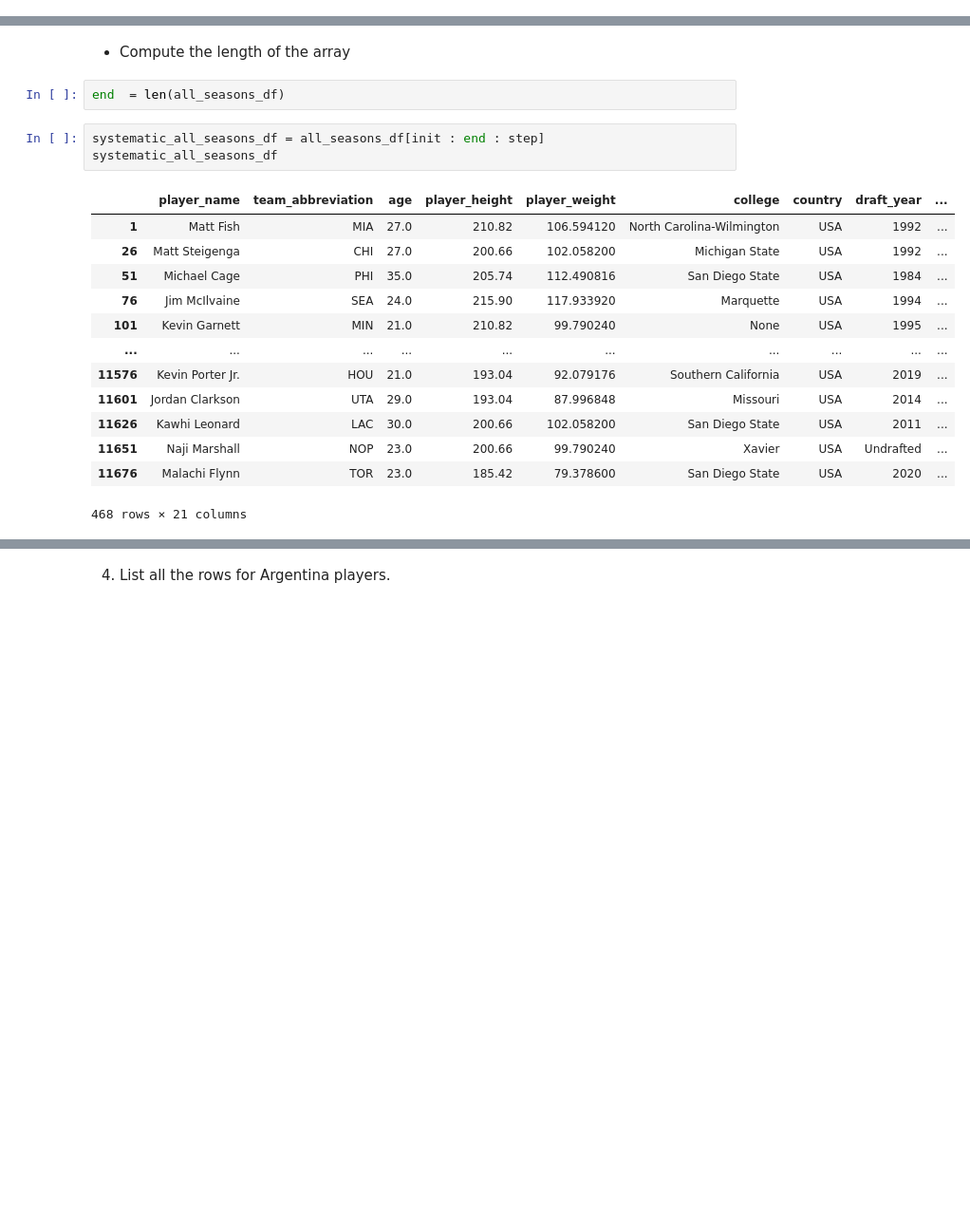
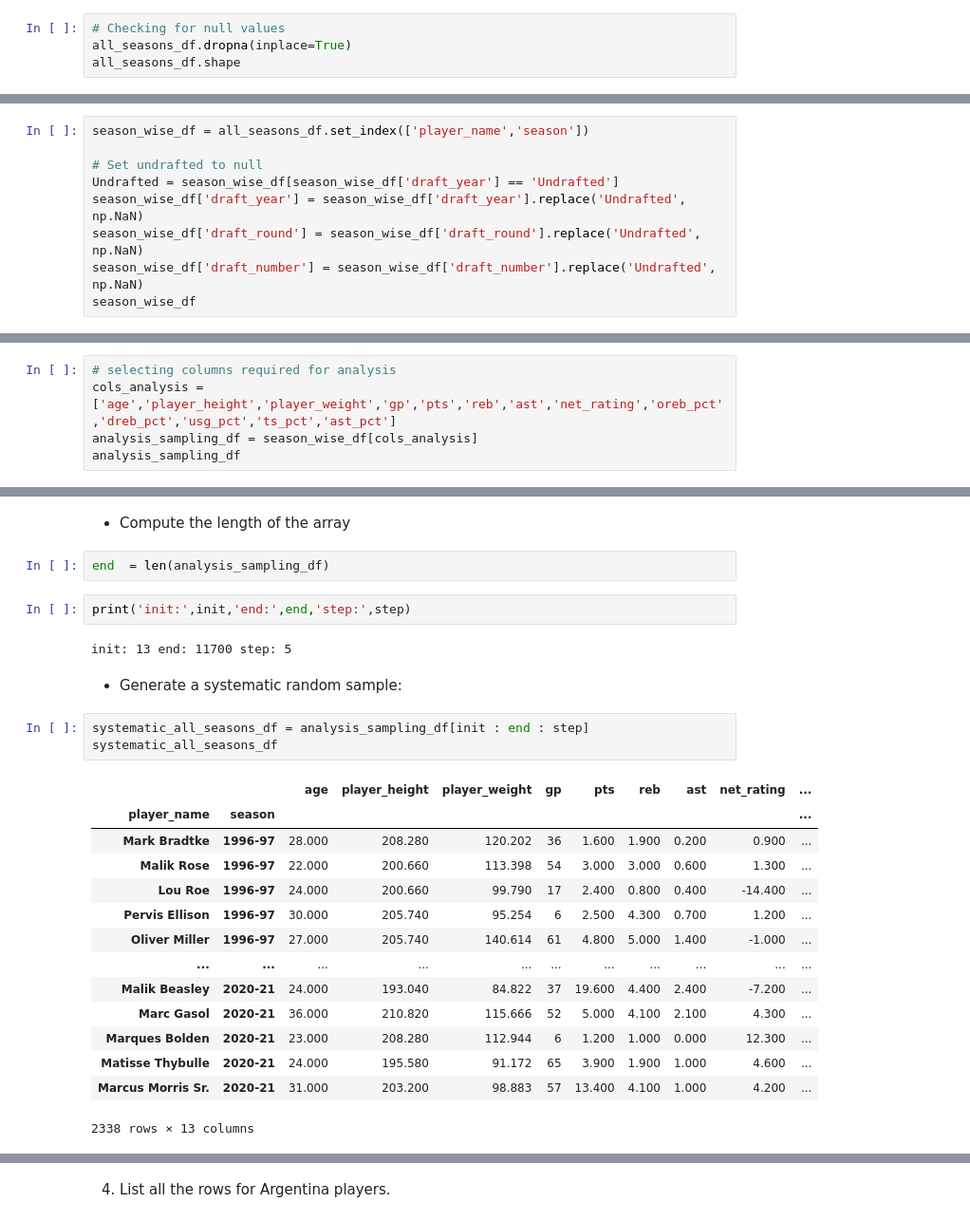
Before and after one commit to AugustoMaidana/sampling, a Jupyter notebook: sampling.ipynb, the cells around one changed output, grey strips where cells are left out. Shown: that part at 95% size. Saved outputs shown, nothing was run; the diff lists cells and outputs as text; blank space fills up the shorter version.

```diff
--- a/sampling.ipynb
+++ b/sampling.ipynb
@@ -100,3 +166,7 @@ all_seasons_df.player_name.count()
 all_seasons_df.shape
 # %% [output]
 (11700, 21)
+# %%
+# Checking for null values
+all_seasons_df.dropna(inplace=True)
+all_seasons_df.shape
@@ -114,0 +214,9 @@ all_seasons_df.describe()
+# %%
+season_wise_df = all_seasons_df.set_index(['player_name','season'])
+
+# Set undrafted to null
+Undrafted = season_wise_df[season_wise_df['draft_year'] == 'Undrafted']
+season_wise_df['draft_year'] = season_wise_df['draft_year'].replace('Undrafted', np.NaN)
+season_wise_df['draft_round'] = season_wise_df['draft_round'].replace('Undrafted', np.NaN)
+season_wise_df['draft_number'] = season_wise_df['draft_number'].replace('Undrafted', np.NaN)
+season_wise_df
@@ -114,0 +238,5 @@ all_seasons_df.describe()
+# %%
+# selecting columns required for analysis
+cols_analysis = ['age','player_height','player_weight','gp','pts','reb','ast','net_rating','oreb_pct','dreb_pct','usg_pct','ts_pct','ast_pct']
+analysis_sampling_df = season_wise_df[cols_analysis]
+analysis_sampling_df
@@ -151,24 +299,31 @@ step = np.random.randint(1, 50)
 # %% [markdown]
 - Compute the length of the array
 # %%
-end  = len(all_seasons_df)
+end  = len(analysis_sampling_df)
+# %%
+print('init:',init,'end:',end,'step:',step)
+# %% [output]
+init: 13 end: 11700 step: 5
+# %% [markdown]
+- Generate a systematic random sample:
 # %%
-systematic_all_seasons_df = all_seasons_df[init : end : step]
+systematic_all_seasons_df = analysis_sampling_df[init : end : step]
 systematic_all_seasons_df
 # %% [output]
-|  | player_name | team_abbreviation | age | player_height | player_weight | college | country | draft_year | ... |
-| 1 | Matt Fish | MIA | 27.0 | 210.82 | 106.594120 | North Carolina-Wilmington | USA | 1992 | ... |
-| 26 | Matt Steigenga | CHI | 27.0 | 200.66 | 102.058200 | Michigan State | USA | 1992 | ... |
-| 51 | Michael Cage | PHI | 35.0 | 205.74 | 112.490816 | San Diego State | USA | 1984 | ... |
-| 76 | Jim McIlvaine | SEA | 24.0 | 215.90 | 117.933920 | Marquette | USA | 1994 | ... |
-| 101 | Kevin Garnett | MIN | 21.0 | 210.82 | 99.790240 | None | USA | 1995 | ... |
-| ... | ... | ... | ... | ... | ... | ... | ... | ... | ... |
-| 11576 | Kevin Porter Jr. | HOU | 21.0 | 193.04 | 92.079176 | Southern California | USA | 2019 | ... |
-| 11601 | Jordan Clarkson | UTA | 29.0 | 193.04 | 87.996848 | Missouri | USA | 2014 | ... |
-| 11626 | Kawhi Leonard | LAC | 30.0 | 200.66 | 102.058200 | San Diego State | USA | 2011 | ... |
-| 11651 | Naji Marshall | NOP | 23.0 | 200.66 | 99.790240 | Xavier | USA | Undrafted | ... |
-| 11676 | Malachi Flynn | TOR | 23.0 | 185.42 | 79.378600 | San Diego State | USA | 2020 | ... |
+|  |  | age | player_height | player_weight | gp | pts | reb | ast | net_rating | ... |
+| player_name | season |  |  |  |  |  |  |  |  | ... |
+| Mark Bradtke | 1996-97 | 28.000 | 208.280 | 120.202 | 36 | 1.600 | 1.900 | 0.200 | 0.900 | ... |
+| Malik Rose | 1996-97 | 22.000 | 200.660 | 113.398 | 54 | 3.000 | 3.000 | 0.600 | 1.300 | ... |
+| Lou Roe | 1996-97 | 24.000 | 200.660 | 99.790 | 17 | 2.400 | 0.800 | 0.400 | -14.400 | ... |
+| Pervis Ellison | 1996-97 | 30.000 | 205.740 | 95.254 | 6 | 2.500 | 4.300 | 0.700 | 1.200 | ... |
+| Oliver Miller | 1996-97 | 27.000 | 205.740 | 140.614 | 61 | 4.800 | 5.000 | 1.400 | -1.000 | ... |
+| ... | ... | ... | ... | ... | ... | ... | ... | ... | ... | ... |
+| Malik Beasley | 2020-21 | 24.000 | 193.040 | 84.822 | 37 | 19.600 | 4.400 | 2.400 | -7.200 | ... |
+| Marc Gasol | 2020-21 | 36.000 | 210.820 | 115.666 | 52 | 5.000 | 4.100 | 2.100 | 4.300 | ... |
+| Marques Bolden | 2020-21 | 23.000 | 208.280 | 112.944 | 6 | 1.200 | 1.000 | 0.000 | 12.300 | ... |
+| Matisse Thybulle | 2020-21 | 24.000 | 195.580 | 91.172 | 65 | 3.900 | 1.900 | 1.000 | 4.600 | ... |
+| Marcus Morris Sr. | 2020-21 | 31.000 | 203.200 | 98.883 | 57 | 13.400 | 4.100 | 1.000 | 4.200 | ... |
-468 rows × 21 columns
+2338 rows × 13 columns
 # %%
 systematic_all_seasons_df.describe()
 # %% [output]
```
Also changed, not shown: parts of 65 cells of this notebook, 1 other file.
